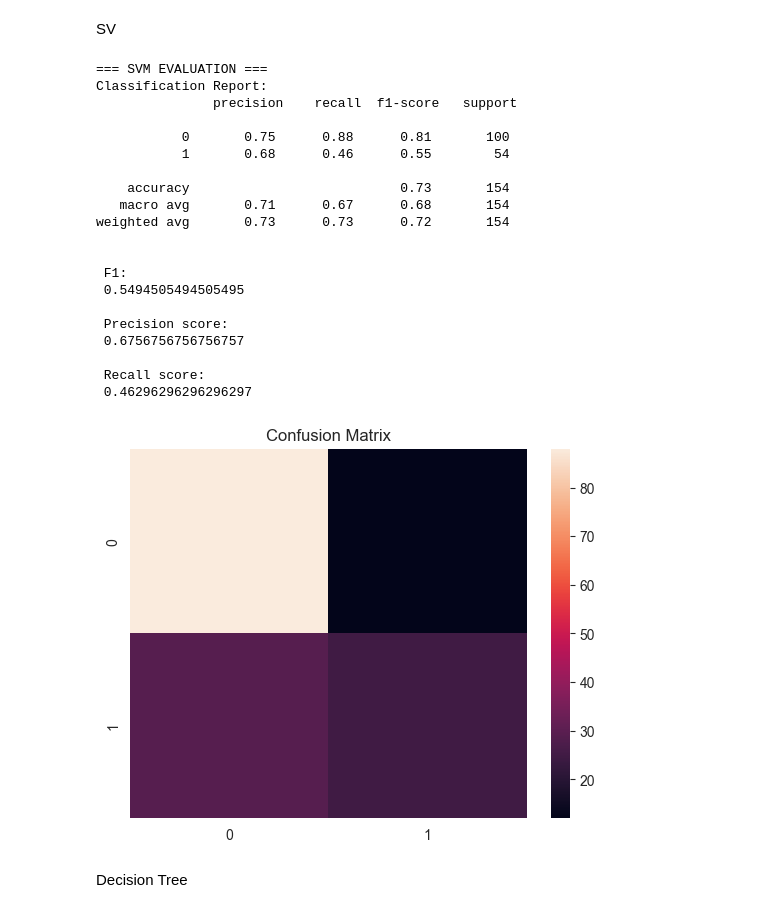
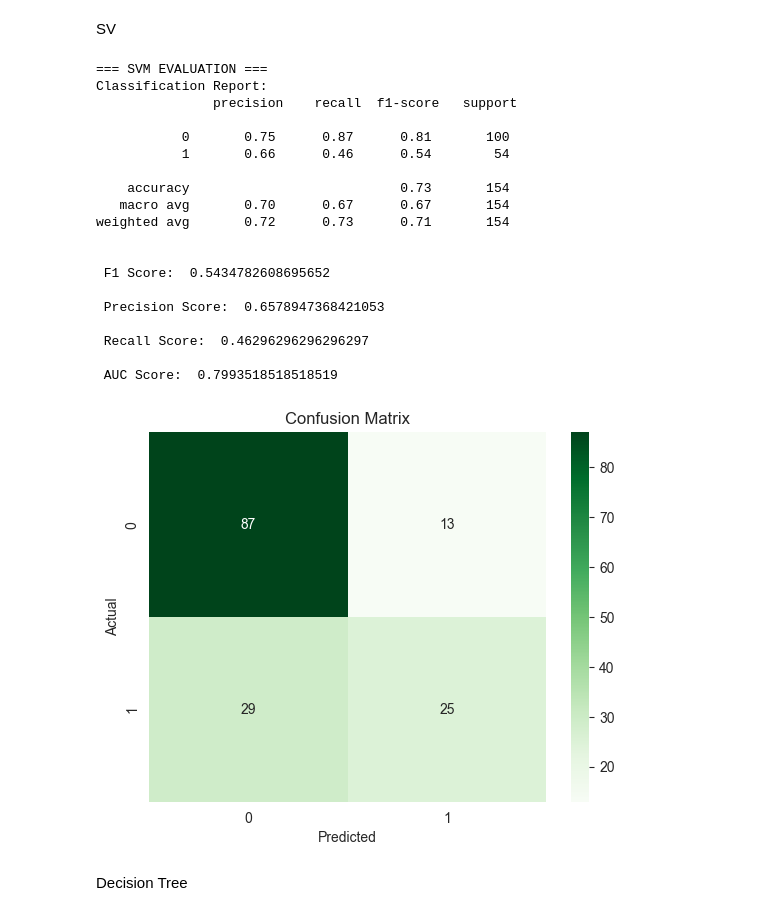
Before and after one commit to hongyen-oss/Diabetes-Prediction, a Jupyter notebook: Notebooks/project_analysis.ipynb, the cells around one changed output. Cells and saved outputs as stored; diff of their text form; code cells hidden in the pictures.

```diff
--- a/Notebooks/project_analysis.ipynb
+++ b/Notebooks/project_analysis.ipynb
@@ -744,10 +744,8 @@ X_train, X_test, y_train, y_test = train_test_split(
 Logistic Regression
 # %%
 from sklearn.linear_model import LogisticRegression
-from sklearn.metrics import classification_report,confusion_matrix
-from sklearn.metrics import f1_score, precision_score, recall_score,accuracy_score
-from sklearn.model_selection import GridSearchCV
-from sklearn.model_selection import RepeatedStratifiedKFold
+from sklearn.metrics import classification_report,confusion_matrix, f1_score, precision_score, recall_score,accuracy_score, roc_auc_score
+from sklearn.model_selection import RepeatedStratifiedKFold, GridSearchCV
 
 # Khởi tạo model
 lr_model = LogisticRegression(max_iter=1000, random_state=42)
@@ -763,7 +761,7 @@ grid_lr = GridSearchCV(
     estimator=lr_model,
     param_grid=param_grid_lr,
     cv=cv,
-    scoring='accuracy',
+    scoring='recall',
     n_jobs=-1
 )
 
@@ -772,13 +770,20 @@ grid_lr.fit(X_train, y_train)
 # Dự đoán
 lr_pred = grid_lr.predict(X_test)
 
+# Tính xác suất để tính AUC
+lr_probs = grid_lr.predict_proba(X_test)[:, 1]
+lr_auc_score = roc_auc_score(y_test, lr_probs)
+
 print("=== LOGISTIC REGRESSION EVALUATION ===")
 print("Classification Report:\n",classification_report(y_test,lr_pred))
-print("\n F1:\n",f1_score(y_test,lr_pred))
-print("\n Precision score:\n",precision_score(y_test,lr_pred))
-print("\n Recall score:\n",recall_score(y_test,lr_pred))
-sns.heatmap(confusion_matrix(y_test,lr_pred))
+print("\n F1 Score: ",f1_score(y_test,lr_pred))
+print("\n Precision Score: ",precision_score(y_test,lr_pred))
+print("\n Recall Score: ",recall_score(y_test,lr_pred))
+print("\n AUC Score: ", lr_auc_score)
+sns.heatmap(confusion_matrix(y_test,lr_pred), annot=True, fmt='d', cmap='Greens')
 plt.title("Confusion Matrix")
+plt.xlabel("Predicted")
+plt.ylabel("Actual")
 plt.show()
 # %% [output]
 === LOGISTIC REGRESSION EVALUATION ===
@@ -864,11 +872,9 @@ weighted avg       0.75      0.75      0.75       154
 # %% [markdown]
 SV
 # %%
-from sklearn.model_selection import RepeatedStratifiedKFold
-from sklearn.model_selection import GridSearchCV
 from sklearn.svm import SVC
-from sklearn.metrics import classification_report,confusion_matrix
-from sklearn.metrics import f1_score, precision_score, recall_score
+from sklearn.metrics import classification_report,confusion_matrix, f1_score, precision_score, recall_score, roc_auc_score
+from sklearn.model_selection import RepeatedStratifiedKFold, GridSearchCV
 
 svm_model = SVC(probability=True) #không có probability=True, gọi các hàm liên quan đến xác suất bị lỗi
 param_grid_svm = {
@@ -877,49 +883,54 @@ param_grid_svm = {
     'gamma': ['scale']
 }
 
 cv = RepeatedStratifiedKFold(n_splits=10, n_repeats=3, random_state=1)
 
 grid_svm = GridSearchCV(
     estimator=svm_model,
     param_grid=param_grid_svm,
     n_jobs=-1,
     cv=cv,
-    scoring='f1',
+    scoring='recall',
     error_score=0)
 
 svm_result = grid_svm.fit(X_train, y_train)
 svm_pred = svm_result.predict(X_test)
 
+svm_probs = grid_svm.predict_proba(X_test)[:, 1]
+svm_auc_score = roc_auc_score(y_test, svm_probs)
+
 print("=== SVM EVALUATION ===")
 print("Classification Report:\n",classification_report(y_test,svm_pred))
-print("\n F1:\n",f1_score(y_test,svm_pred))
-print("\n Precision score:\n",precision_score(y_test,svm_pred))
-print("\n Recall score:\n",recall_score(y_test,svm_pred))
+print("\n F1 Score: ",f1_score(y_test,svm_pred))
+print("\n Precision Score: ",precision_score(y_test,svm_pred))
+print("\n Recall Score: ",recall_score(y_test,svm_pred))
+print("\n AUC Score: ", svm_auc_score)
+sns.heatmap(confusion_matrix(y_test,svm_pred), annot=True, fmt='d', cmap='Greens')
 plt.title("Confusion Matrix")
-sns.heatmap(confusion_matrix(y_test,svm_pred))
+plt.xlabel("Predicted")
+plt.ylabel("Actual")
 plt.show()
 # %% [output]
 === SVM EVALUATION ===
 Classification Report:
                precision    recall  f1-score   support
 
-           0       0.75      0.88      0.81       100
-           1       0.68      0.46      0.55        54
+           0       0.75      0.87      0.81       100
+           1       0.66      0.46      0.54        54
 
     accuracy                           0.73       154
-   macro avg       0.71      0.67      0.68       154
-weighted avg       0.73      0.73      0.72       154
+   macro avg       0.70      0.67      0.67       154
+weighted avg       0.72      0.73      0.71       154
 
 
- F1:
- 0.5494505494505495
+ F1 Score:  0.5434782608695652
 
- Precision score:
- 0.6756756756756757
+ Precision Score:  0.6578947368421053
 
- Recall score:
- 0.46296296296296297
+ Recall Score:  0.46296296296296297
+
+ AUC Score:  0.7993518518518519
-[figure, old version]
+[figure, new version]
 # %% [markdown]
 Decision Tree
 # %%
```
Also changed, not shown: parts of 22 cells of this notebook, 1 other file.
